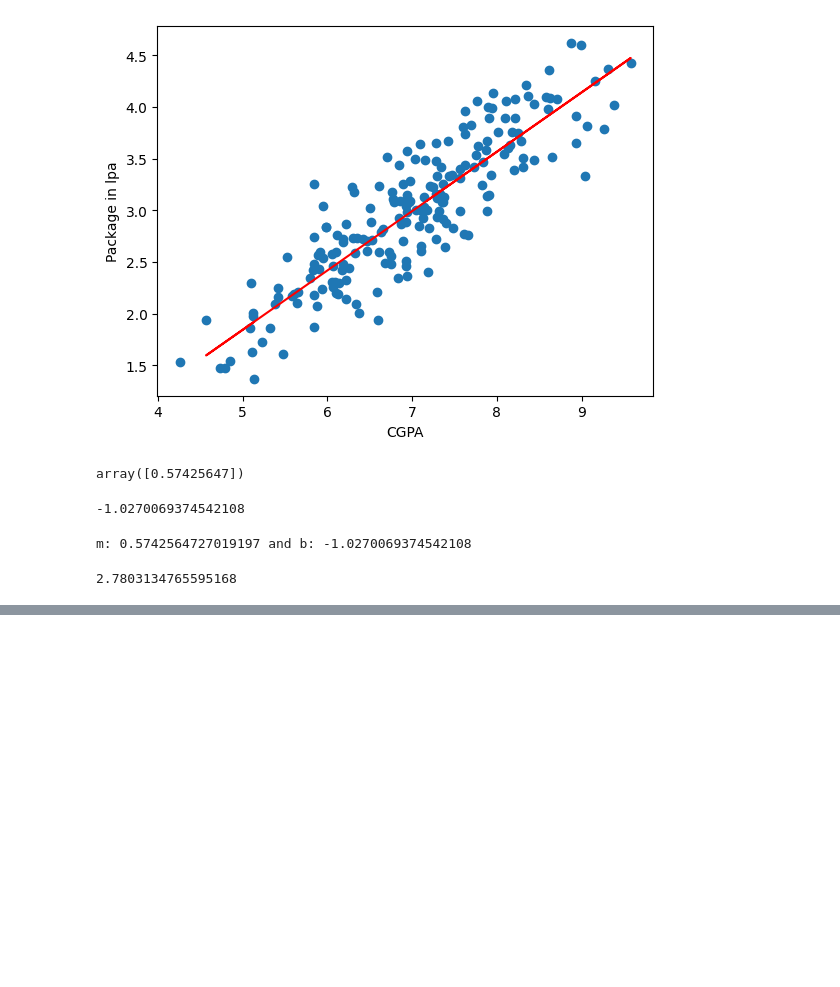
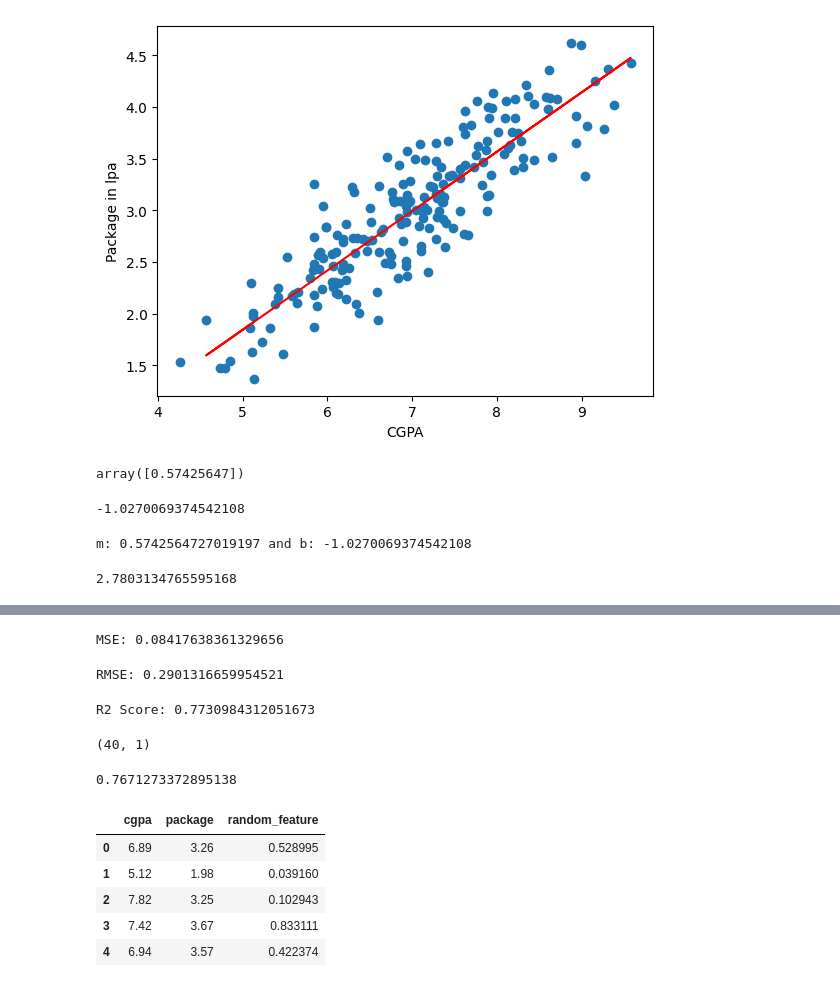
Before and after one commit to mrranger939/ML_ALGOS, a Jupyter notebook: 1_SLR/slr.ipynb, the cells around one changed output, grey strips where cells are left out. Cells and saved outputs as stored; diff of their text form; code cells hidden in the pictures; blank space fills up the shorter version.

```diff
--- a/1_SLR/slr.ipynb
+++ b/1_SLR/slr.ipynb
@@ -156,0 +196,34 @@ print(lrm.predict(X_test_v[0]))
+# %%
+print(f"MSE: {mean_squared_error(y_test, y_pred)}")
+# %% [output]
+MSE: 0.08417638361329656
+# %%
+print(f"RMSE: {np.sqrt(mean_squared_error(y_test, y_pred))}")
+# %% [output]
+RMSE: 0.2901316659954521
+# %%
+print(f"R2 Score: {r2_score(y_test, y_pred)}")
+# %% [output]
+R2 Score: 0.7730984312051673
+# %%
+r2 = r2_score(y_test, y_pred)
+X_test.shape
+# %% [output]
+(40, 1)
+# %%
+adjusted_r2 = 1- ((1-r2)*(40-1)/(40-1-1))
+adjusted_r2
+# %% [output]
+0.7671273372895138
+# %%
+# checking the application of adjusted r2
+new_df = df.copy()
+new_df['random_feature'] = np.random.random(200);
+new_df.head()
+# %% [output]
+|  | cgpa | package | random_feature |
+| 0 | 6.89 | 3.26 | 0.528995 |
+| 1 | 5.12 | 1.98 | 0.039160 |
+| 2 | 7.82 | 3.25 | 0.102943 |
+| 3 | 7.42 | 3.67 | 0.833111 |
+| 4 | 6.94 | 3.57 | 0.422374 |
```
Also changed, not shown: parts of 13 cells of this notebook.
